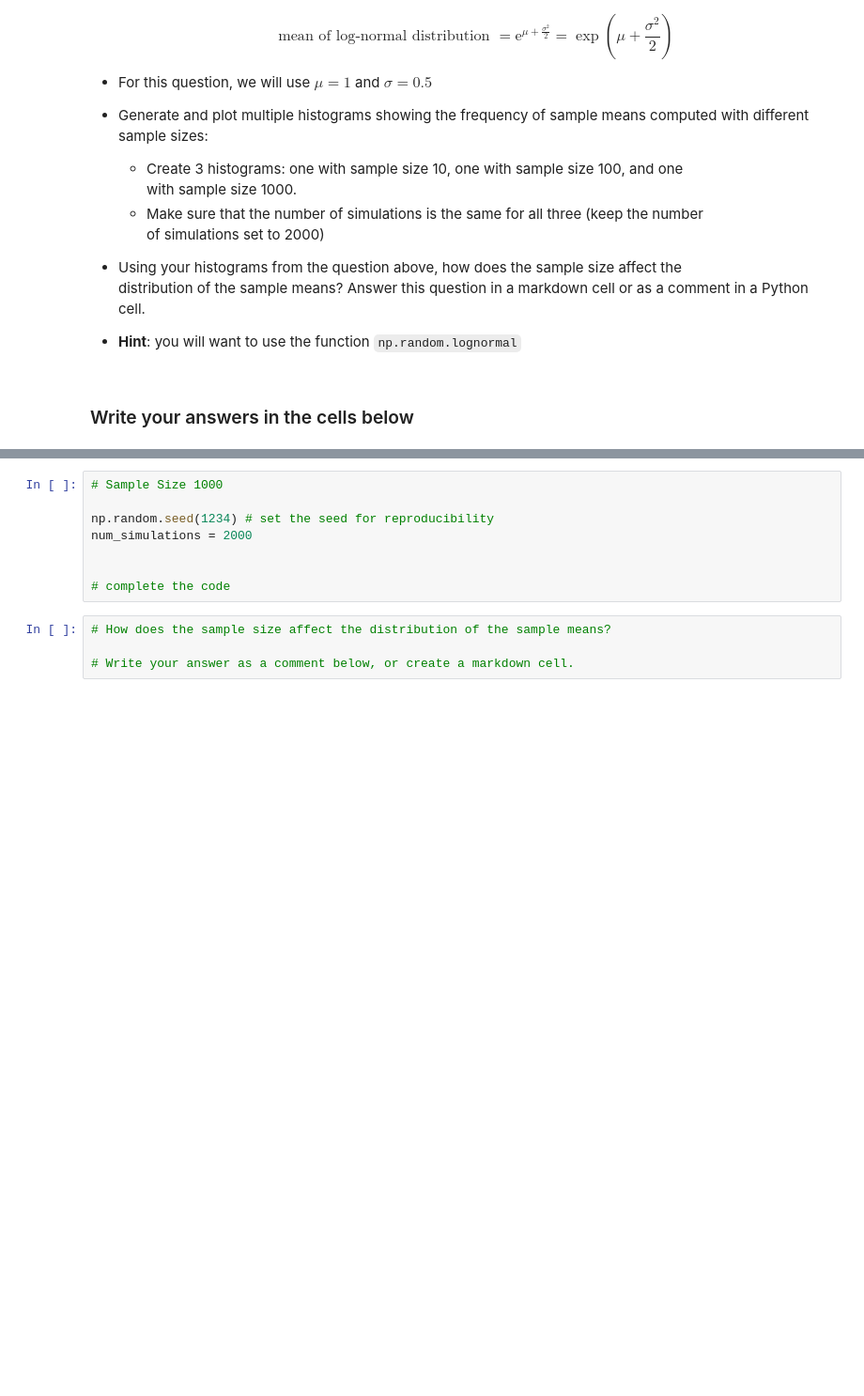
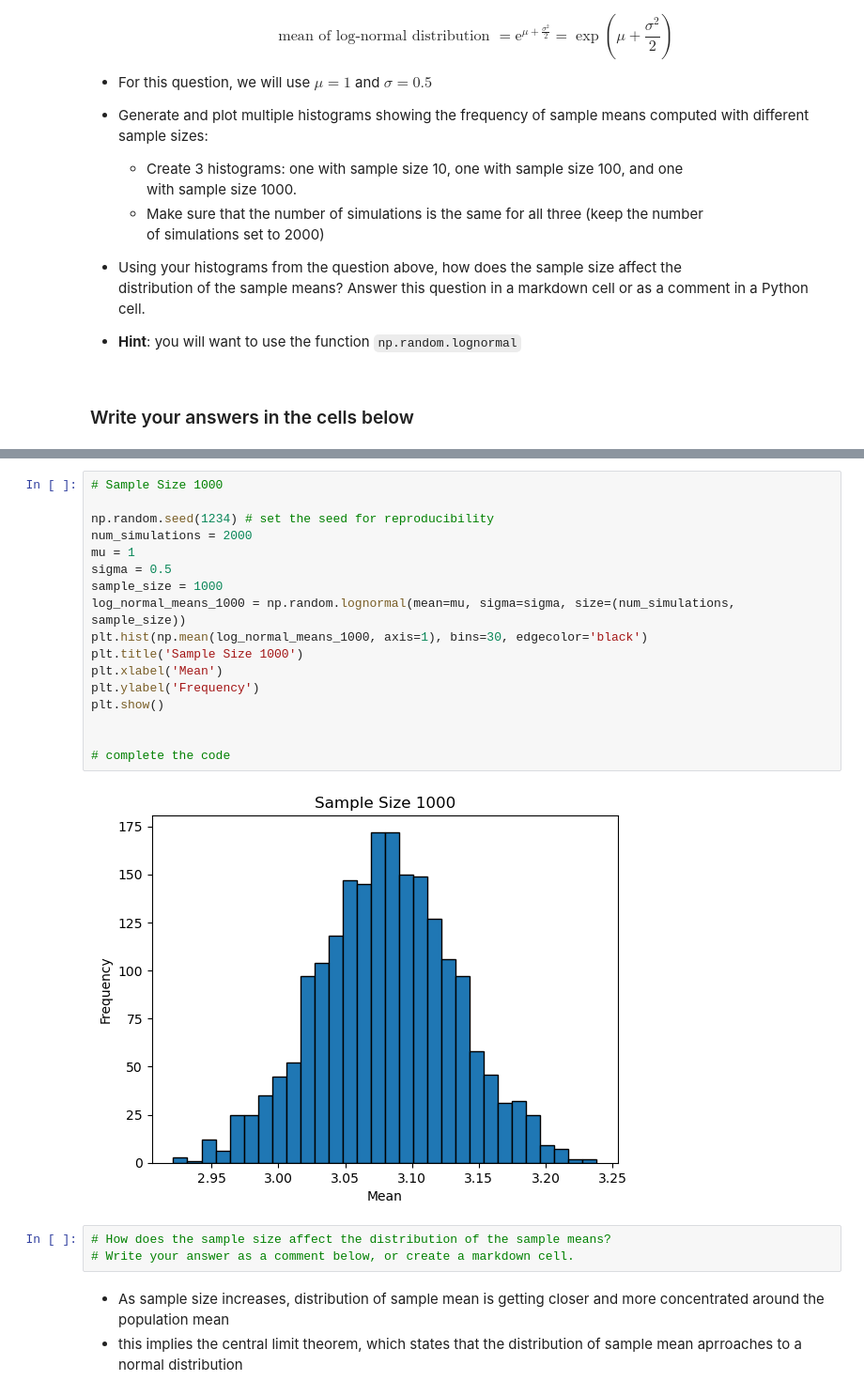
Before and after one commit to VinhvipCreeper/qtm151fall2025, a Jupyter notebook: Assignments/assignment_4/Assignment4.ipynb, the cells around one changed output, grey strips where cells are left out. Shown at 94% size. Cells and saved outputs as stored; diff of their text form; blank space fills up the shorter version.

```diff
--- a/Assignments/assignment_4/Assignment4.ipynb
+++ b/Assignments/assignment_4/Assignment4.ipynb
@@ -174,12 +197,25 @@ num_simulations = 2000
 # %%
 # Sample Size 1000
 
 np.random.seed(1234) # set the seed for reproducibility
 num_simulations = 2000
+mu = 1
+sigma = 0.5
+sample_size = 1000
+log_normal_means_1000 = np.random.lognormal(mean=mu, sigma=sigma, size=(num_simulations, sample_size))
+plt.hist(np.mean(log_normal_means_1000, axis=1), bins=30, edgecolor='black')
+plt.title('Sample Size 1000')
+plt.xlabel('Mean')
+plt.ylabel('Frequency')
+plt.show()
 
 
 # complete the code
+# %% [output]
+[figure, added]
 # %%
 # How does the sample size affect the distribution of the sample means?
-
 # Write your answer as a comment below, or create a markdown cell.
+# %% [markdown]
+- As sample size increases, distribution of sample mean is getting closer and more concentrated around the population mean
+- this implies the central limit theorem, which states that the distribution of sample mean aprroaches to a normal distribution
```
Also changed, not shown: parts of 2 cells of this notebook.
